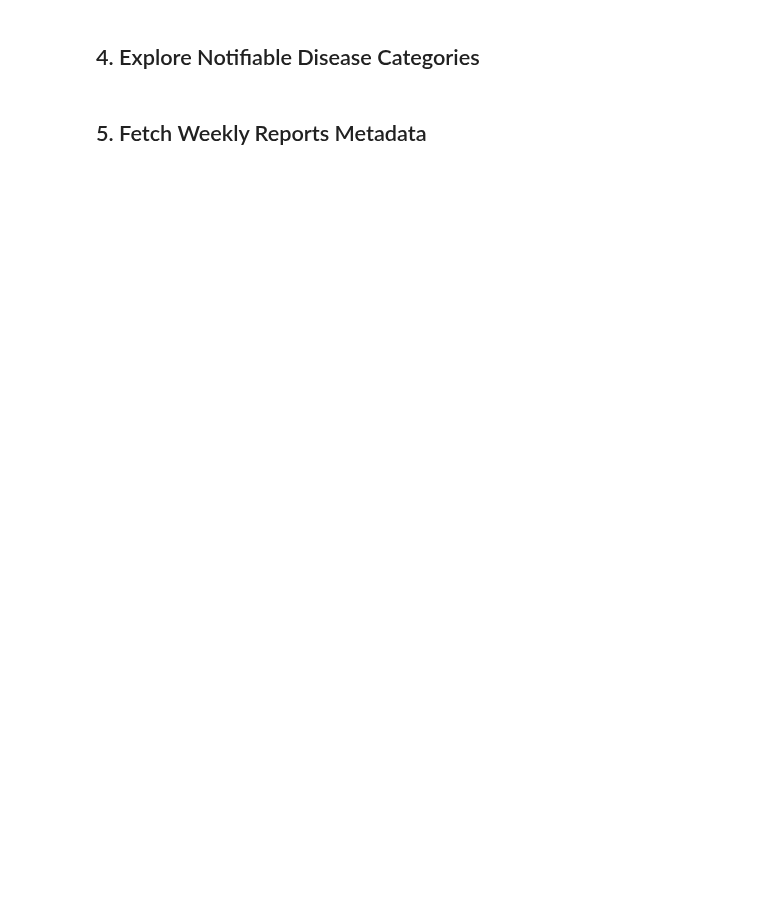
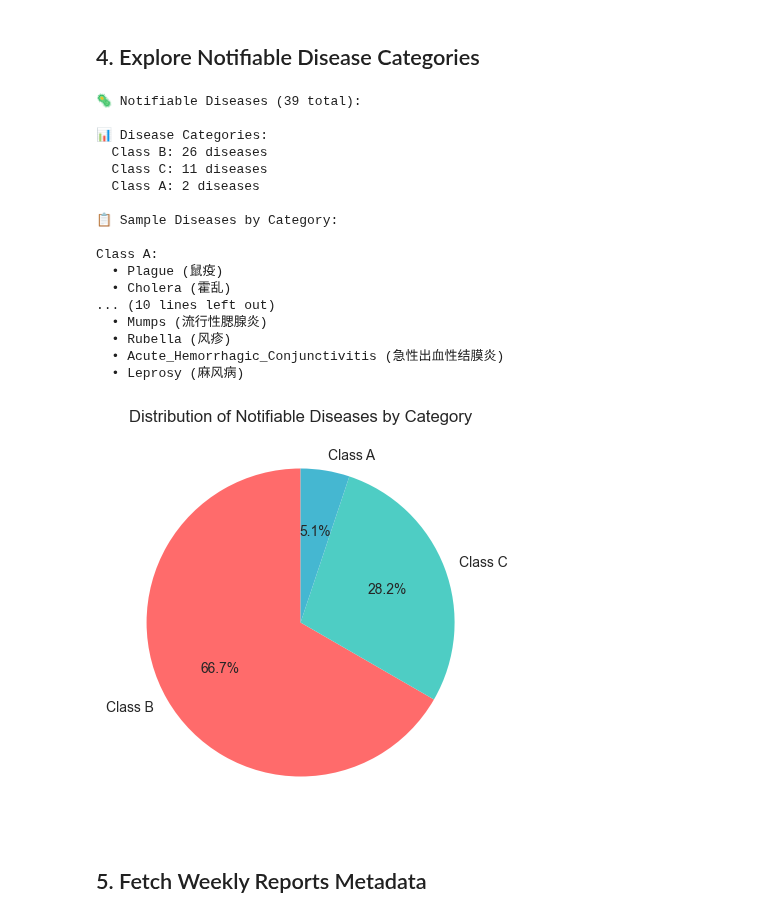
Before and after one commit to fccoelho/epidemiological-datasets, a Jupyter notebook: examples/notebooks/15_China_CDC_Weekly_Surveillance.ipynb, the cells around one changed output. Saved outputs shown, nothing was run; the diff lists cells and outputs as text; code cells hidden in the pictures; blank space fills up the shorter version.

```diff
--- a/examples/notebooks/15_China_CDC_Weekly_Surveillance.ipynb
+++ b/examples/notebooks/15_China_CDC_Weekly_Surveillance.ipynb
@@ -73,30 +94,49 @@ plt.show()
 # %%
 # List notifiable infectious diseases
 diseases = ccdc.list_notifiable_diseases()
 print(f"\n🦠 Notifiable Diseases ({len(diseases)} total):")
 
 # Count by category
 category_counts = diseases['category'].value_counts()
 print("\n📊 Disease Categories:")
 for cat, count in category_counts.items():
     print(f"  {cat}: {count} diseases")
 
 # Visualize categories
-fig, (ax1, ax2) = plt.subplots(1, 2, figsize=(14, 5))
+fig, ax1 = plt.subplots(1, 1, figsize=(14, 5))
 
 # Pie chart of categories
 colors = ['#FF6B6B', '#4ECDC4', '#45B7D1']
 ax1.pie(category_counts.values, labels=category_counts.index, autopct='%1.1f%%',
         colors=colors, startangle=90)
 ax1.set_title('Distribution of Notifiable Diseases by Category')
 
 # Sample diseases by category
 print("\n📋 Sample Diseases by Category:")
 for category in ['Class A', 'Class B', 'Class C']:
     cat_diseases = diseases[diseases['category'] == category].head(5)
     print(f"\n{category}:")
     for _, row in cat_diseases.iterrows():
         print(f"  • {row['disease_code']} ({row['disease_name_cn']})")
+# %% [output]
+🦠 Notifiable Diseases (39 total):
+
+📊 Disease Categories:
+  Class B: 26 diseases
+  Class C: 11 diseases
+  Class A: 2 diseases
+
+📋 Sample Diseases by Category:
+
+Class A:
+  • Plague (鼠疫)
+  • Cholera (霍乱)
+... (10 lines left out)
+  • Mumps (流行性腮腺炎)
+  • Rubella (风疹)
+  • Acute_Hemorrhagic_Conjunctivitis (急性出血性结膜炎)
+  • Leprosy (麻风病)
+[figure, added]
 # %% [markdown]
 ## 5. Fetch Weekly Reports Metadata
 # %%
```
Also changed, not shown: parts of 10 cells of this notebook, 2 other files.
